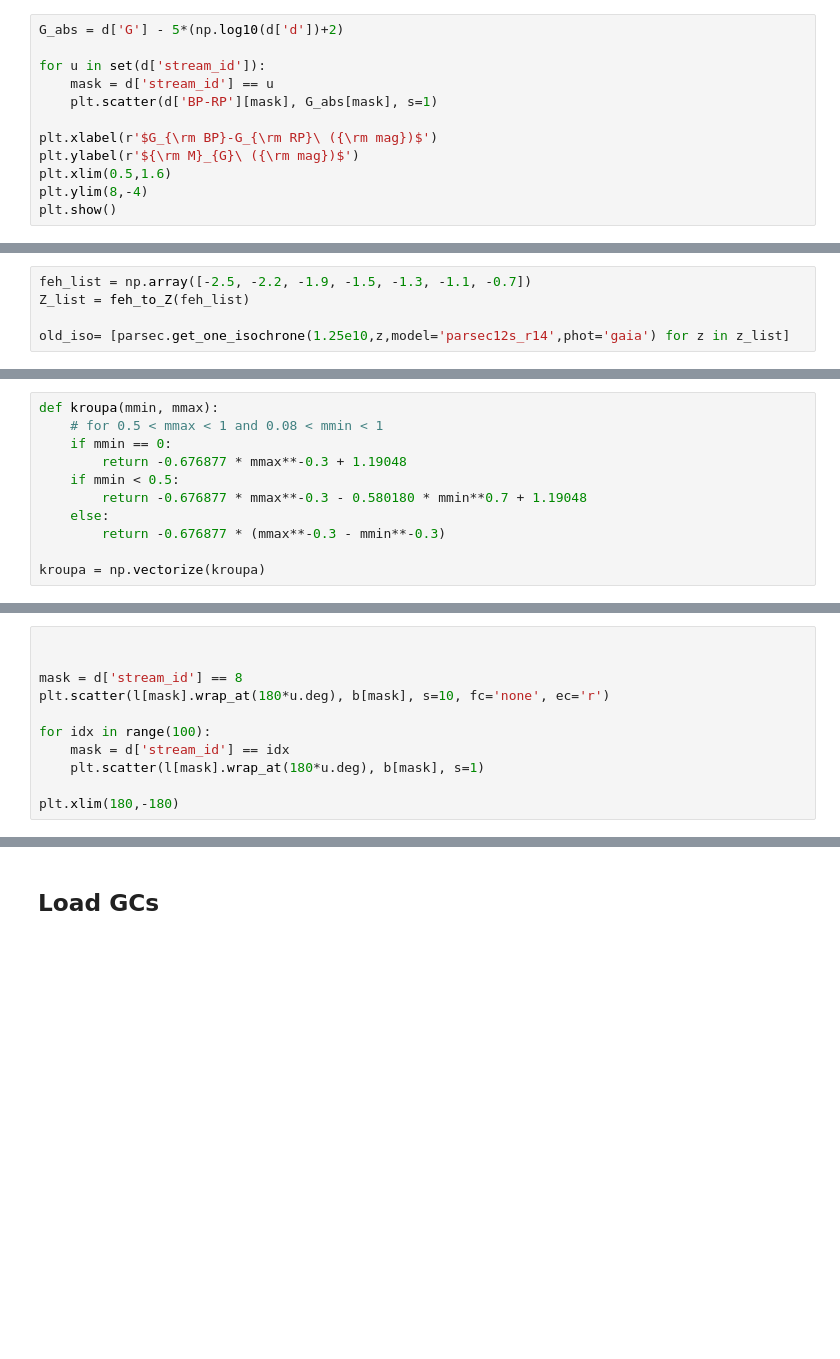
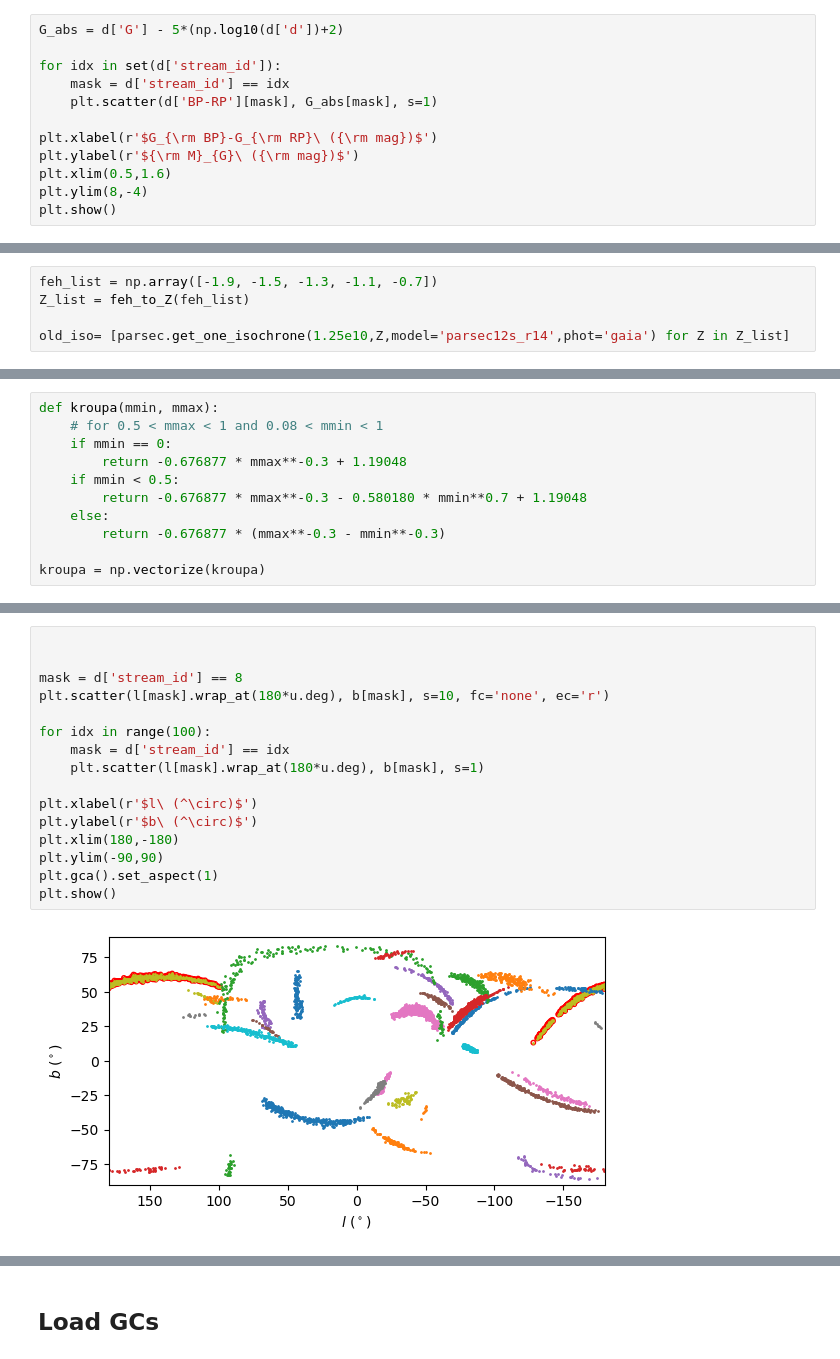
Before and after one commit to ybillchen/GC_stream, a Jupyter notebook: notebooks/streamfinder_catalog.ipynb, the cells around one changed output, grey strips where cells are left out. Cells and saved outputs as stored; diff of their text form; blank space fills up the shorter version.

```diff
--- a/notebooks/streamfinder_catalog.ipynb
+++ b/notebooks/streamfinder_catalog.ipynb
@@ -36,8 +38,8 @@ b = c_gal.b
 # %%
 G_abs = d['G'] - 5*(np.log10(d['d'])+2)
 
-for u in set(d['stream_id']):
-    mask = d['stream_id'] == u
+for idx in set(d['stream_id']):
+    mask = d['stream_id'] == idx
     plt.scatter(d['BP-RP'][mask], G_abs[mask], s=1)
 
 plt.xlabel(r'$G_{\rm BP}-G_{\rm RP}\ ({\rm mag})$')
@@ -52,8 +53,8 @@ from ezpadova import parsec
 def feh_to_Z(feh):
     return 10.0**(feh)*0.0152
 # %%
-feh_list = np.array([-2.5, -2.2, -1.9, -1.5, -1.3, -1.1, -0.7])
+feh_list = np.array([-1.9, -1.5, -1.3, -1.1, -0.7])
 Z_list = feh_to_Z(feh_list)
 
-old_iso= [parsec.get_one_isochrone(1.25e10,z,model='parsec12s_r14',phot='gaia') for z in z_list]
+old_iso= [parsec.get_one_isochrone(1.25e10,Z,model='parsec12s_r14',phot='gaia') for Z in Z_list]
 # %% [output]
@@ -121,11 +134,18 @@ plt.show()
 # %%
 
 
 mask = d['stream_id'] == 8
 plt.scatter(l[mask].wrap_at(180*u.deg), b[mask], s=10, fc='none', ec='r')
 
 for idx in range(100):
     mask = d['stream_id'] == idx
     plt.scatter(l[mask].wrap_at(180*u.deg), b[mask], s=1)
 
+plt.xlabel(r'$l\ (^\circ)$')
+plt.ylabel(r'$b\ (^\circ)$')
 plt.xlim(180,-180)
+plt.ylim(-90,90)
+plt.gca().set_aspect(1)
+plt.show()
+# %% [output]
+[figure, added]
```
Also changed, not shown: parts of 11 cells of this notebook.
